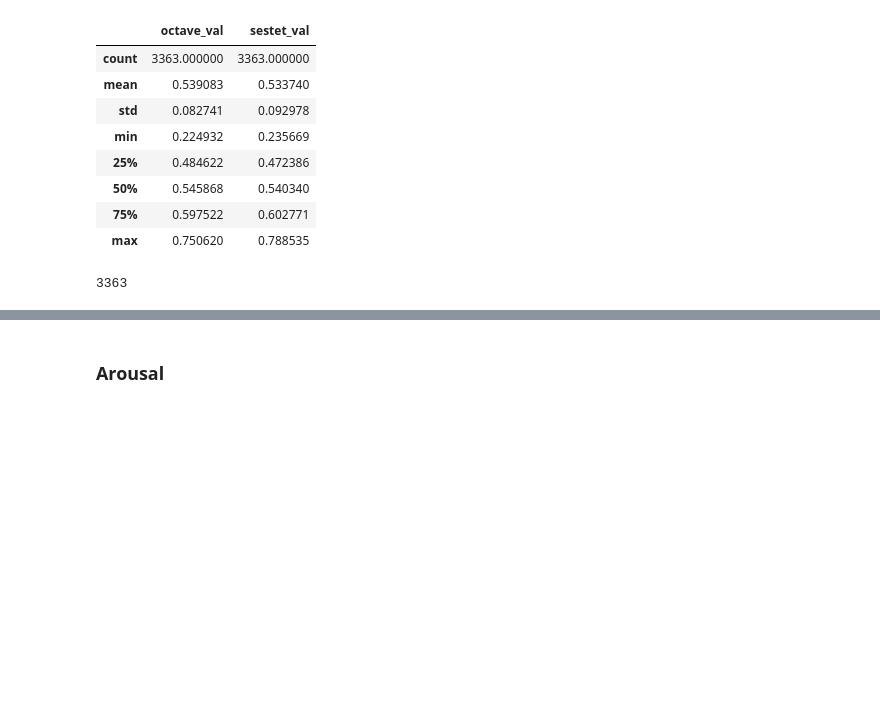
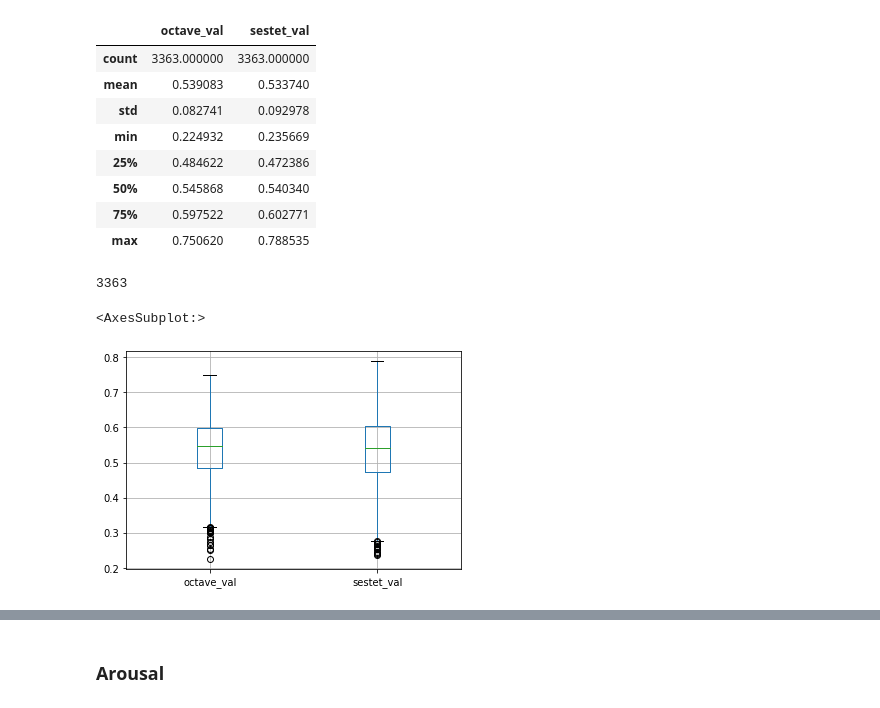
Before and after one commit to pruizf/rhyme-within-reason, a Jupyter notebook: scripts/annotation/analysis.ipynb, the cells around one changed output, grey strips where cells are left out. Saved outputs shown, nothing was run; the diff lists cells and outputs as text; code cells hidden in the pictures; blank space fills up the shorter version.

Commit message:
[sc] adds boxplots for valence and arousal

```diff
--- a/scripts/annotation/analysis.ipynb
+++ b/scripts/annotation/analysis.ipynb
@@ -365,3 +397,8 @@ merge_bin_val[['octave_val', 'sestet_val']].describe(include='all')
 len(merge_bin_val)
 # %% [output]
 3363
+# %%
+merge_bin_val.boxplot(column=['octave_val', 'sestet_val'])
+# %% [output]
+<AxesSubplot:>
+[figure, added]
```
Also changed, not shown: parts of 9 cells of this notebook.
